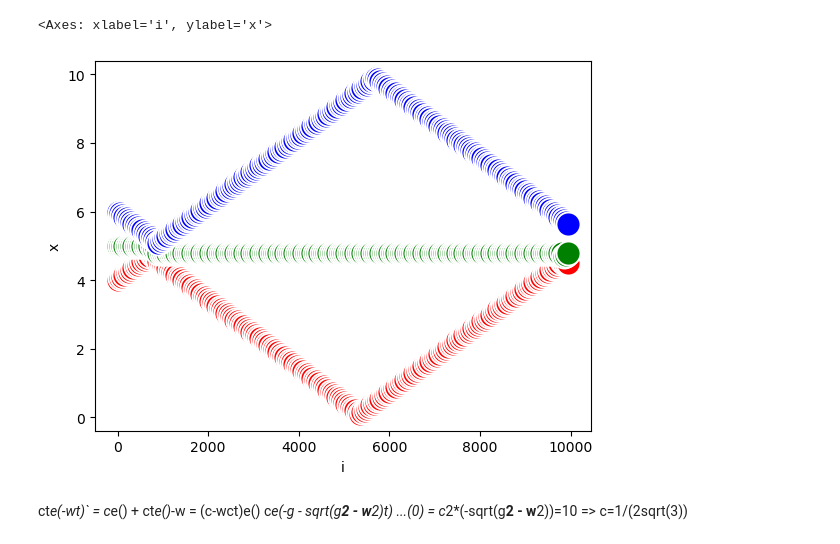
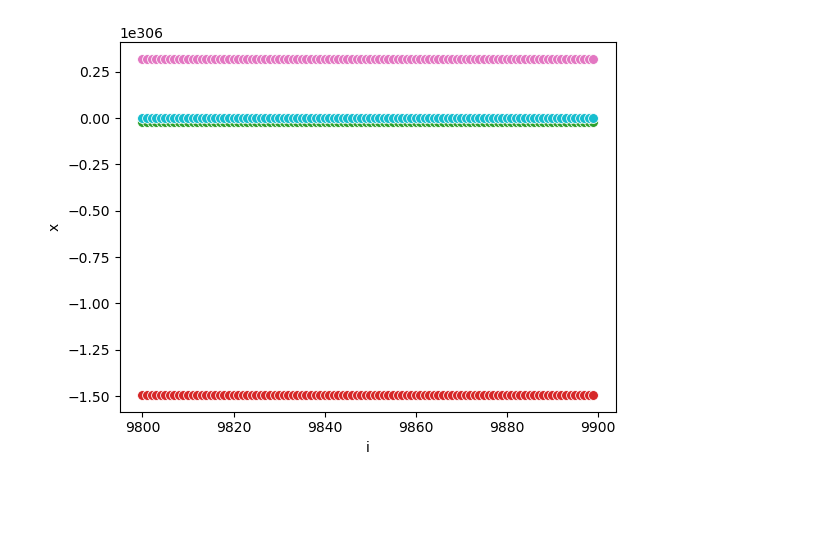
Before and after one commit to phystech123/math_models, a Jupyter notebook: 2sem/7week/visual.ipynb, the cells around one changed output. Drawn from its saved outputs; the diff is of its cells as text; code cells hidden in the pictures; blank space fills up the shorter version.

```diff
--- a/2sem/7week/visual.ipynb
+++ b/2sem/7week/visual.ipynb
@@ -6,17 +6,18 @@ import numpy as np
 import math
 import os
 # %%
-dfX1 = pd.read_csv("data/0.csv")[:10000:50]
-dfX2 = pd.read_csv("data/1.csv")[:10000:50]
-dfX3 = pd.read_csv("data/2.csv")[:10000:50]
+# dfX1 = pd.read_csv("data/0.csv")[:100000:1]
+# dfX2 = pd.read_csv("data/1.csv")[:100000:1]
+# dfX3 = pd.read_csv("data/2.csv")[:100000:1]
+
+# plt.figure()
+# sns.scatterplot(data=dfX1, x='i', y='x', alpha=1, s=50, color="r")
+# sns.scatterplot(data=dfX2, x='i', y='x', alpha=1, s=50, color="g")
+# sns.scatterplot(data=dfX3, x='i', y='x', alpha=1, s=50, color="b")
+
 
 plt.figure()
-sns.scatterplot(data=dfX1, x='i', y='x', alpha=1, s=300, color="r")
-sns.scatterplot(data=dfX2, x='i', y='x', alpha=1, s=300, color="g")
-sns.scatterplot(data=dfX3, x='i', y='x', alpha=1, s=300, color="b")
+for i in range(20):
+    sns.scatterplot(data=pd.read_csv(f"data_res/{i}.csv")[9800:9900:1], x='i', y='x', alpha=1, s=50)
 # %% [output]
-<Axes: xlabel='i', ylabel='x'>
-[figure, old version]
+[figure, new version]
-# %% [markdown]
-ct*e(-wt)` = c*e() + ct*e()*-w = (c-wct)e()
-c*e(-g - sqrt(g**2 - w**2)t) ...(0) = c*2*(-sqrt(g**2 - w**2))=10 => c=1/(2sqrt(3))
```
Also changed, not shown: parts of 6 cells of this notebook, 29 other files.
